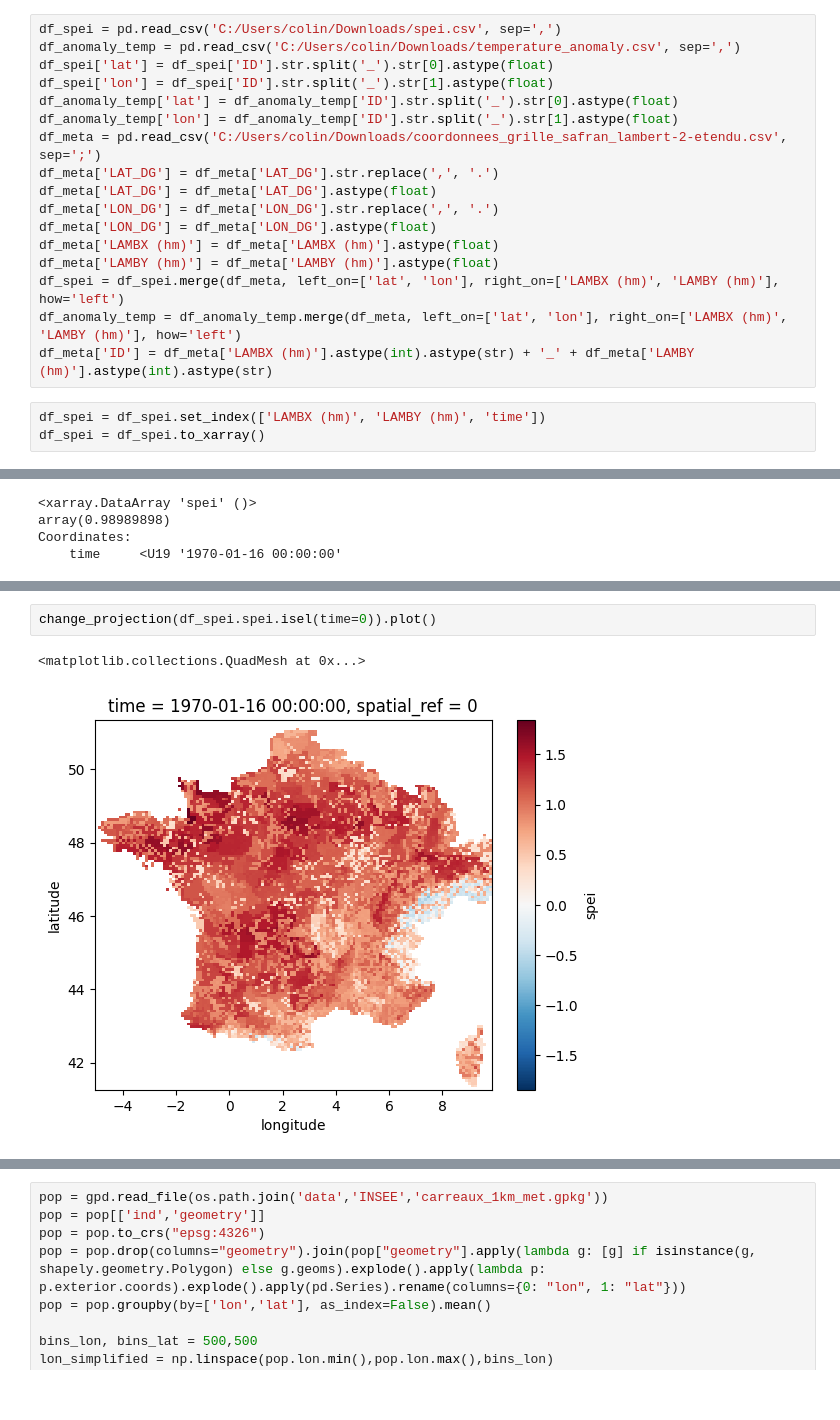
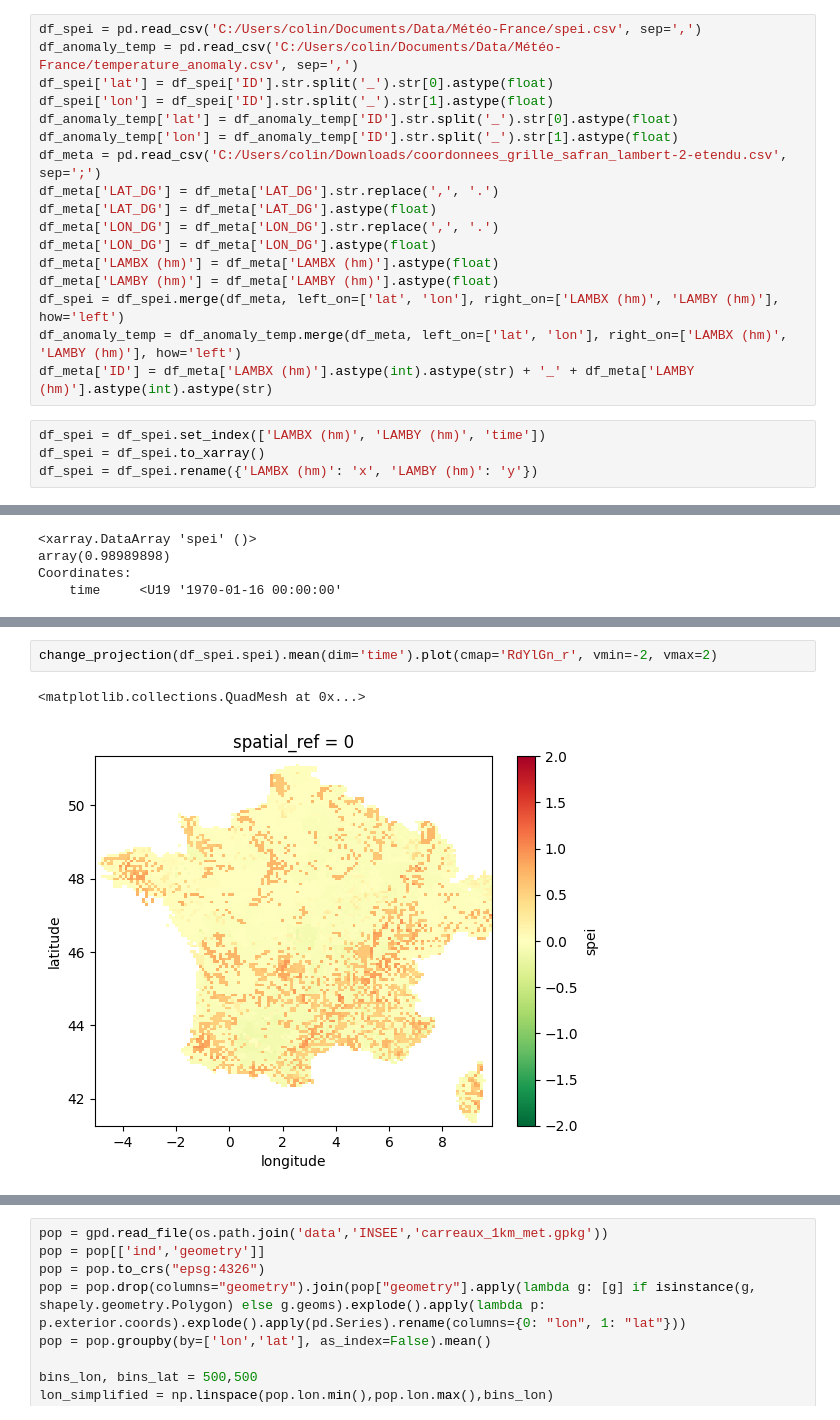
Before and after one commit to colinlenoble/Land-use, a Jupyter notebook: code/rga.ipynb, the cells around one changed output, grey strips where cells are left out. Saved outputs shown, nothing was run; the diff lists cells and outputs as text.

```diff
--- a/code/rga.ipynb
+++ b/code/rga.ipynb
@@ -22,8 +22,8 @@ else:
 # %% [output]
 {'codeExposition': '3', 'exposition': 'Exposition forte'}
 # %%
-df_spei = pd.read_csv('C:/Users/colin/Downloads/spei.csv', sep=',')
-df_anomaly_temp = pd.read_csv('C:/Users/colin/Downloads/temperature_anomaly.csv', sep=',')
+df_spei = pd.read_csv('C:/Users/colin/Documents/Data/Météo-France/spei.csv', sep=',')
+df_anomaly_temp = pd.read_csv('C:/Users/colin/Documents/Data/Météo-France/temperature_anomaly.csv', sep=',')
 df_spei['lat'] = df_spei['ID'].str.split('_').str[0].astype(float)
 df_spei['lon'] = df_spei['ID'].str.split('_').str[1].astype(float)
 df_anomaly_temp['lat'] = df_anomaly_temp['ID'].str.split('_').str[0].astype(float)
@@ -41,6 +41,7 @@ df_meta['ID'] = df_meta['LAMBX (hm)'].astype(int).astype(str) + '_' + df_meta['L
 # %%
 df_spei = df_spei.set_index(['LAMBX (hm)', 'LAMBY (hm)', 'time'])
 df_spei = df_spei.to_xarray()
+df_spei = df_spei.rename({'LAMBX (hm)': 'x', 'LAMBY (hm)': 'y'})
 # %%
 df_spei['x'] = df_spei['x']*100
 df_spei['y'] = df_spei['y']*100
@@ -82,5 +160,5 @@ Coordinates:
 # %%
-change_projection(df_spei.spei.isel(time=0)).plot()
+change_projection(df_spei.spei).mean(dim='time').plot(cmap='RdYlGn_r', vmin=-2, vmax=2)
 # %% [output]
 <matplotlib.collections.QuadMesh at 0x...>
-[figure, old version]
+[figure, new version]
```
Also changed, not shown: parts of 6 cells of this notebook, 1 other file.
